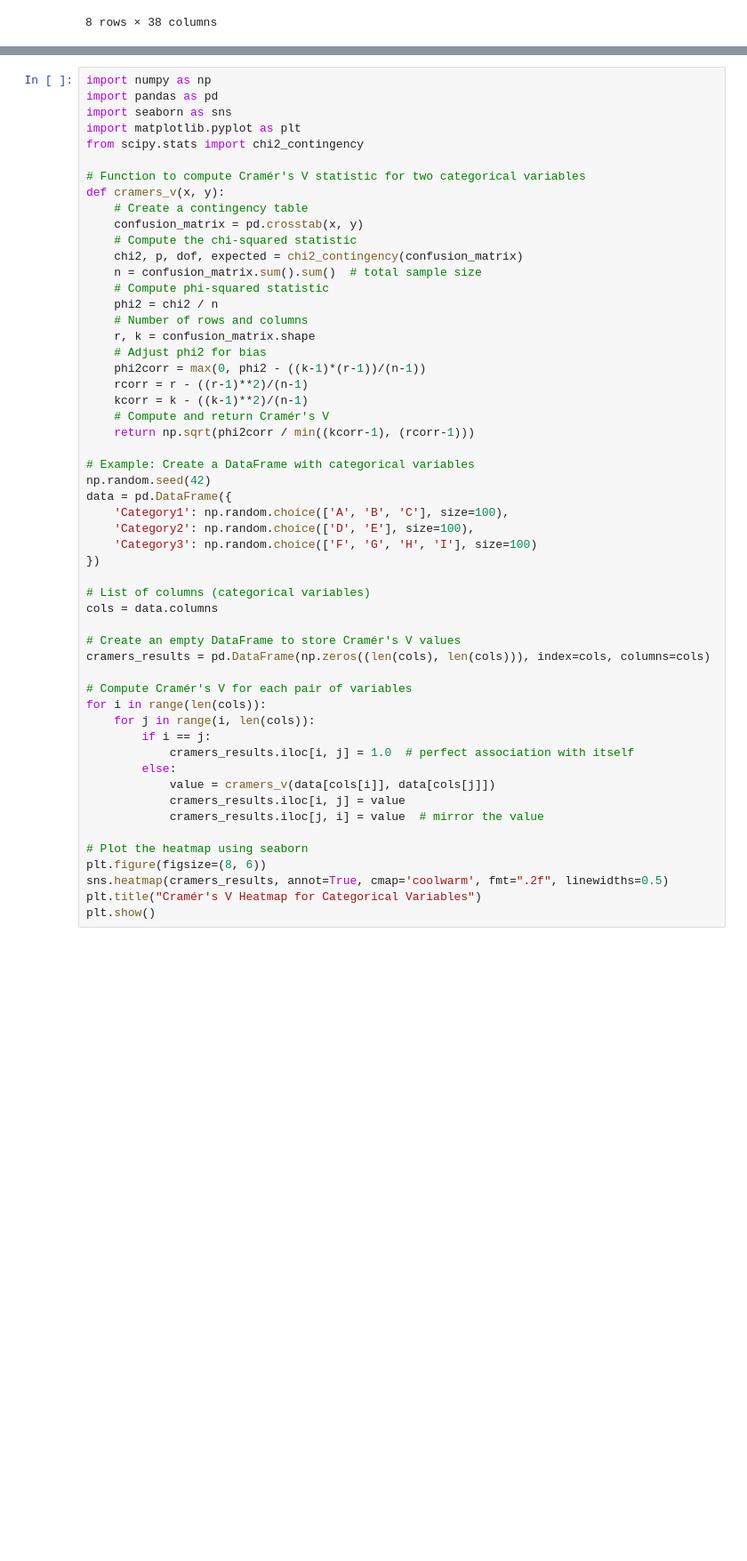
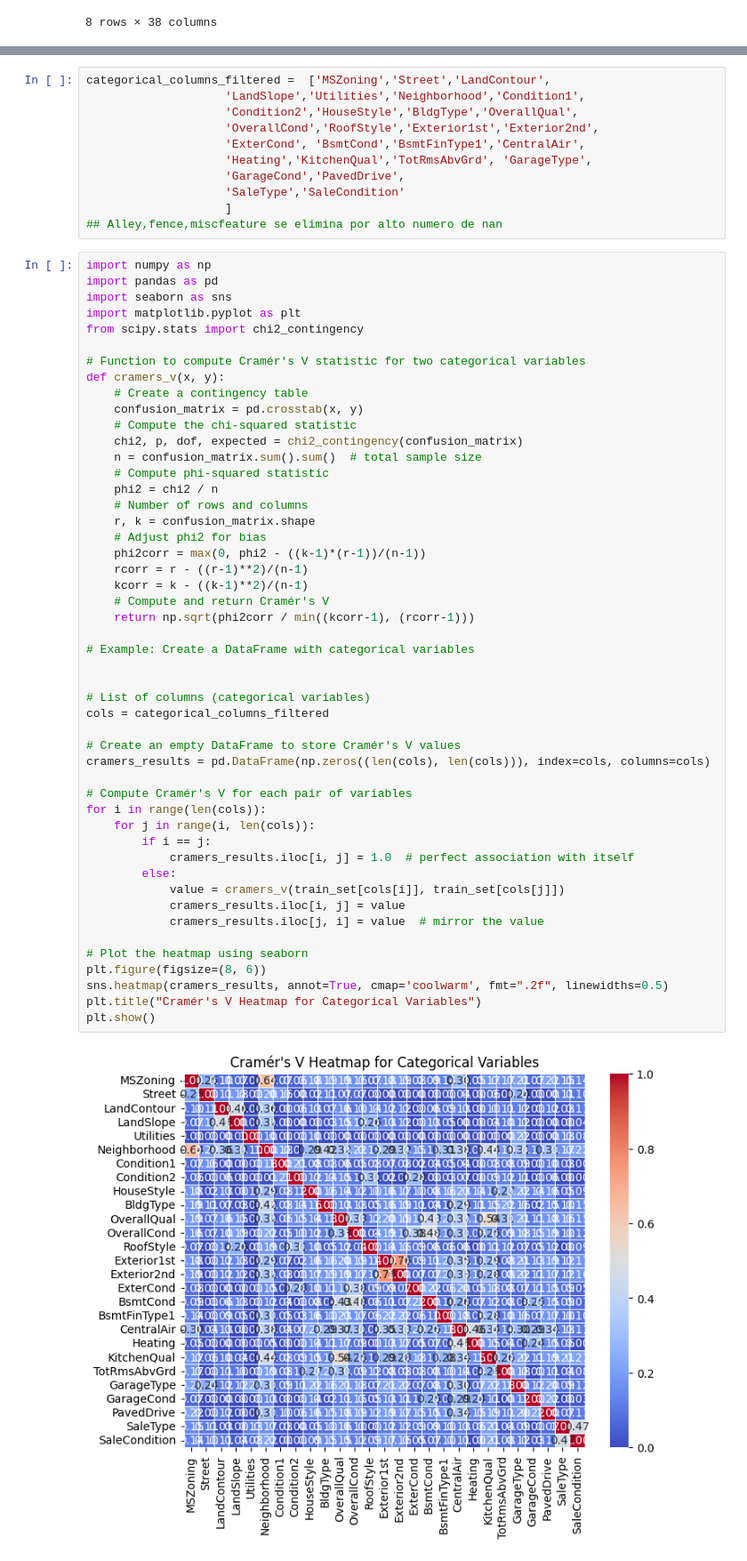
Before and after one commit to JordiNeil/ProyectoDSIA, a Jupyter notebook: EDA/EDA.ipynb, the cells around one changed output, grey strips where cells are left out. Shown at 89% size. Drawn from its saved outputs; the diff is of its cells as text; blank space fills up the shorter version.

```diff
--- a/EDA/EDA.ipynb
+++ b/EDA/EDA.ipynb
@@ -128,6 +170,17 @@ plt.title('Correlation Heatmap')
 plt.show()
 # %% [output]
 [figure]
+# %%
+categorical_columns_filtered =  ['MSZoning','Street','LandContour',
+                    'LandSlope','Utilities','Neighborhood','Condition1',
+                    'Condition2','HouseStyle','BldgType','OverallQual',
+                    'OverallCond','RoofStyle','Exterior1st','Exterior2nd',
+                    'ExterCond', 'BsmtCond','BsmtFinType1','CentralAir',
+                    'Heating','KitchenQual','TotRmsAbvGrd', 'GarageType',
+                    'GarageCond','PavedDrive',
+                    'SaleType','SaleCondition'
+                    ]
+## Alley,fence,miscfeature se elimina por alto numero de nan
 # %%
 import numpy as np
 import pandas as pd
@@ -147,38 +200,35 @@ def cramers_v(x, y):
     # Number of rows and columns
     r, k = confusion_matrix.shape
     # Adjust phi2 for bias
     phi2corr = max(0, phi2 - ((k-1)*(r-1))/(n-1))
     rcorr = r - ((r-1)**2)/(n-1)
     kcorr = k - ((k-1)**2)/(n-1)
     # Compute and return Cramér's V
     return np.sqrt(phi2corr / min((kcorr-1), (rcorr-1)))
 
 # Example: Create a DataFrame with categorical variables
-np.random.seed(42)
-data = pd.DataFrame({
-    'Category1': np.random.choice(['A', 'B', 'C'], size=100),
-    'Category2': np.random.choice(['D', 'E'], size=100),
-    'Category3': np.random.choice(['F', 'G', 'H', 'I'], size=100)
-})
+
 
 # List of columns (categorical variables)
-cols = data.columns
+cols = categorical_columns_filtered
 
 # Create an empty DataFrame to store Cramér's V values
 cramers_results = pd.DataFrame(np.zeros((len(cols), len(cols))), index=cols, columns=cols)
 
 # Compute Cramér's V for each pair of variables
 for i in range(len(cols)):
     for j in range(i, len(cols)):
         if i == j:
             cramers_results.iloc[i, j] = 1.0  # perfect association with itself
         else:
-            value = cramers_v(data[cols[i]], data[cols[j]])
+            value = cramers_v(train_set[cols[i]], train_set[cols[j]])
             cramers_results.iloc[i, j] = value
             cramers_results.iloc[j, i] = value  # mirror the value
 
 # Plot the heatmap using seaborn
 plt.figure(figsize=(8, 6))
 sns.heatmap(cramers_results, annot=True, cmap='coolwarm', fmt=".2f", linewidths=0.5)
 plt.title("Cramér's V Heatmap for Categorical Variables")
 plt.show()
+# %% [output]
+[figure, added]
```
Also changed, not shown: parts of 10 cells of this notebook.
